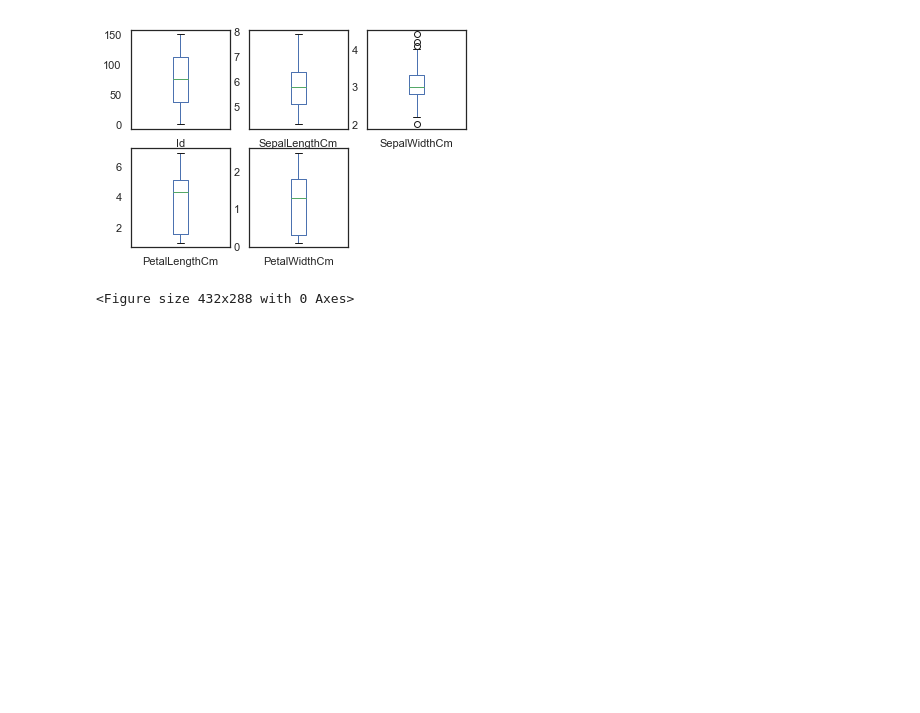
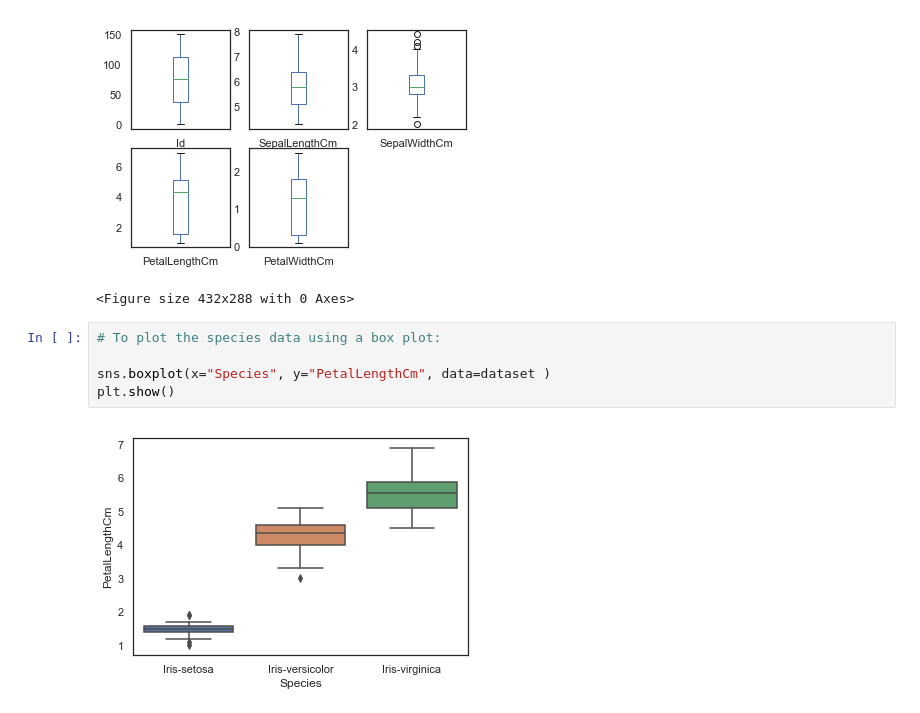
Before and after one commit to Nelca/kgl-Kernel-exercise, a Jupyter notebook: Iris-hands-on-by-Kaggle.ipynb, the cells around one changed output. Drawn from its saved outputs; the diff is of its cells as text; blank space fills up the shorter version.

Commit message:
foward iris hands on to data preprocessing

```diff
--- a/Iris-hands-on-by-Kaggle.ipynb
+++ b/Iris-hands-on-by-Kaggle.ipynb
@@ -73,3 +73,10 @@ plt.figure()
 <Figure size 432x288 with 0 Axes>
 [figure]
 <Figure size 432x288 with 0 Axes>
+# %%
+# To plot the species data using a box plot:
+
+sns.boxplot(x="Species", y="PetalLengthCm", data=dataset )
+plt.show()
+# %% [output]
+[figure, added]
```
Also changed, not shown: parts of 27 cells of this notebook.
